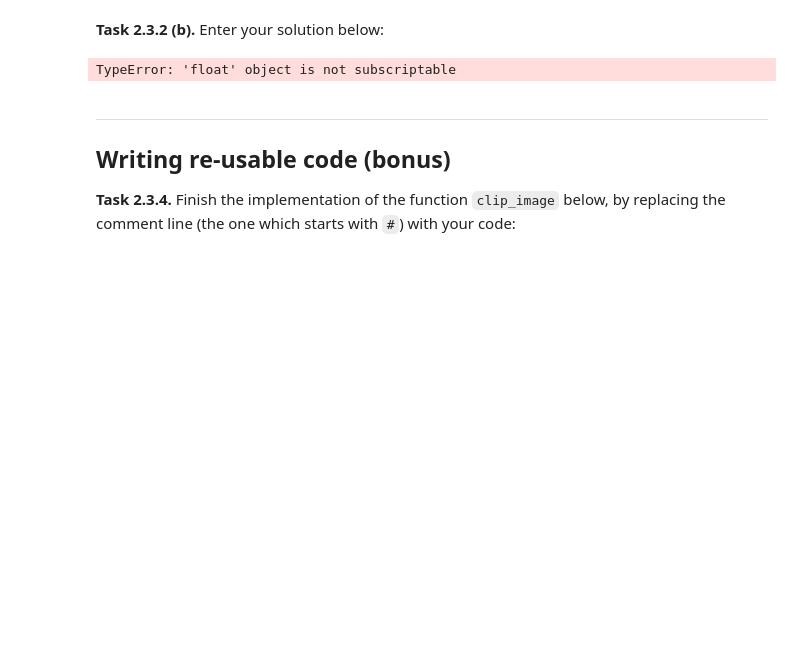
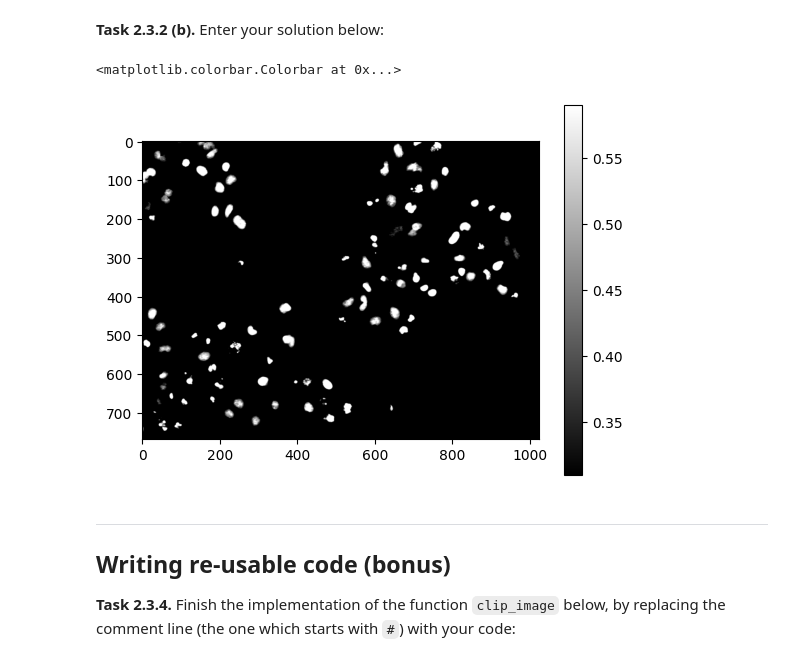
Before and after one commit to josephreyy/mobi-fs3-python, a Jupyter notebook: task2.ipynb, the cells around one changed output. Saved outputs shown, nothing was run; the diff lists cells and outputs as text; code cells hidden in the pictures; blank space fills up the shorter version.

```diff
--- a/task2.ipynb
+++ b/task2.ipynb
@@ -82,16 +82,17 @@ plt.colorbar()
 # %%
 img_clip_b = img.copy()
 
 for k in numpy.ndindex(img.shape):
     if img_clip_b[k] < T1:
         img_clip_b[k] = T1
     elif img_clip_b[k] > T2:
-        img_clip_b = T2
+        img_clip_b[k] = T2
 
 plt.imshow(img_clip_b,'gray')
 plt.colorbar()
 # %% [output]
-TypeError: 'float' object is not subscriptable
+<matplotlib.colorbar.Colorbar at 0x...>
+[figure, added]
 # %% [markdown]
 ---
 
```
Also changed, not shown: parts of 1 cell of this notebook, 1 other file.
